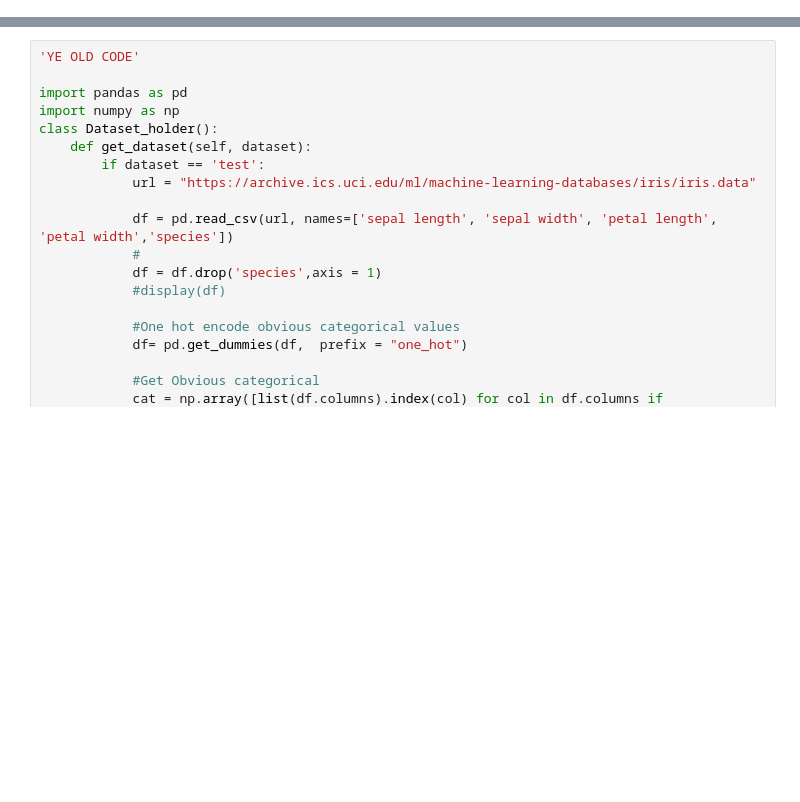
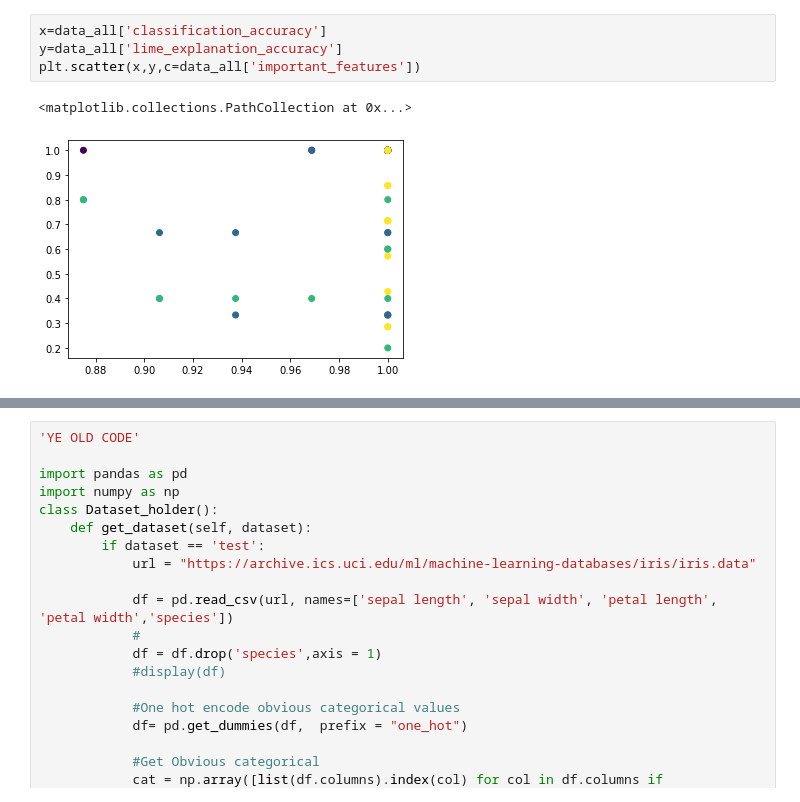
Before and after one commit to CristianLeoni/Master_thesis, a Jupyter notebook: dataset_exploration.ipynb, the cells around one changed output, grey strips where cells are left out. Saved outputs shown, nothing was run; the diff lists cells and outputs as text; blank space fills up the shorter version.

```diff
--- a/dataset_exploration.ipynb
+++ b/dataset_exploration.ipynb
@@ -75,0 +569,7 @@ for feature in data.columns:
+# %%
+x=data_all['classification_accuracy']
+y=data_all['lime_explanation_accuracy']
+plt.scatter(x,y,c=data_all['important_features'])
+# %% [output]
+<matplotlib.collections.PathCollection at 0x...>
+[figure, added]
```
Also changed, not shown: parts of 27 cells of this notebook, 43 other files.
